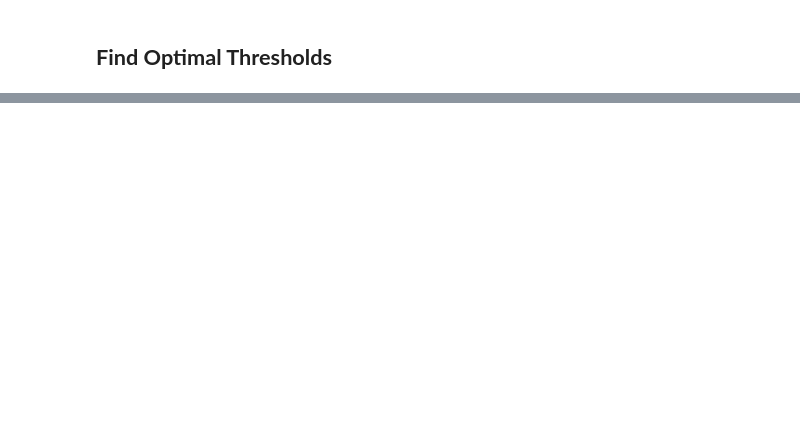
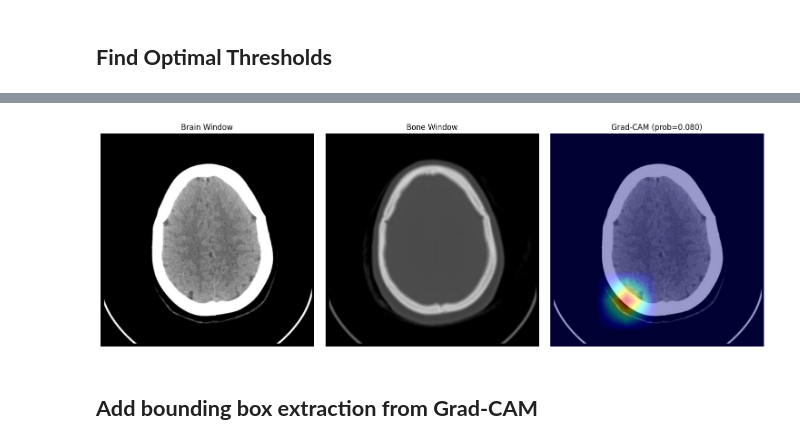
Before and after one commit to Bubu02/Intracranial_Hemorrhage_Detection_Using_Dual-Branch_EfficientNet, a Jupyter notebook: Jupyter Notebook/brain-haemorrhage-identification-v2-0.ipynb, the cells around one changed output, grey strips where cells are left out. Cells and saved outputs as stored; diff of their text form; code cells hidden in the pictures; blank space fills up the shorter version.

Commit message:
Added the saved models and updated the final notebook

```diff
--- a/Jupyter Notebook/brain-haemorrhage-identification-v2-0.ipynb
+++ b/Jupyter Notebook/brain-haemorrhage-identification-v2-0.ipynb
@@ -779,0 +925,3 @@ plt.show()
+# %%
+brain_target_layer = model.brain_net.features[-1]
+gradcam = BrainGradCAM(model, brain_target_layer)
@@ -779,0 +986,44 @@ plt.show()
+# %%
+# Generate Grad-CAM heatmap for the brain branch
+import cv2
+
+brain_tensor.requires_grad = True
+bone_tensor.requires_grad  = True
+
+cam = gradcam.generate_cam(brain_tensor, bone_tensor)  # [Hc, Wc] in [0,1]
+
+# 6) Resize CAM to original image size
+cam_resized = cv2.resize(cam, brain_img_orig.size)  # (W, H)
+
+# 7) Convert CAM to color heatmap
+heatmap = cv2.applyColorMap(np.uint8(255 * cam_resized), cv2.COLORMAP_JET)
+heatmap = cv2.cvtColor(heatmap, cv2.COLOR_BGR2RGB)
+
+# 8) Overlay heatmap on the brain image
+brain_np = np.array(brain_img_orig)
+overlay = np.uint8(0.4 * heatmap + 0.6 * brain_np)
+
+# 9) Plot everything
+plt.figure(figsize=(15,5))
+
+plt.subplot(1,3,1)
+plt.imshow(brain_img_orig)
+plt.title("Brain Window")
+plt.axis("off")
+
+plt.subplot(1,3,2)
+plt.imshow(bone_img_orig)
+plt.title("Bone Window")
+plt.axis("off")
+
+plt.subplot(1,3,3)
+plt.imshow(overlay)
+plt.title(f"Grad-CAM (prob={prob:.3f})")
+plt.axis("off")
+
+plt.tight_layout()
+plt.show()
+# %% [output]
+[figure, added]
+# %% [markdown]
+## **Add bounding box extraction from Grad-CAM**
```
Also changed, not shown: parts of 79 cells of this notebook, 2 other files.
